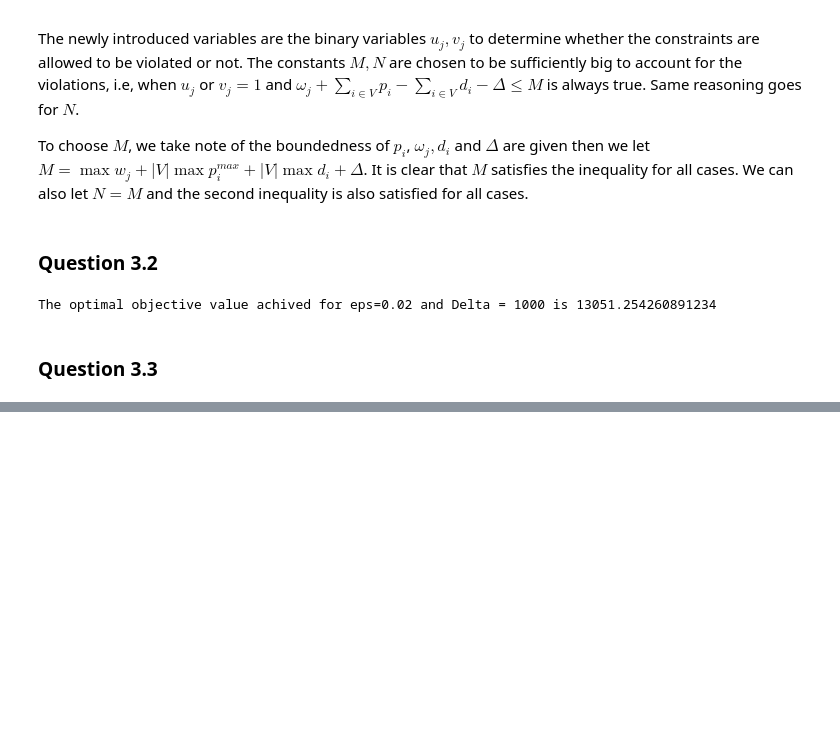
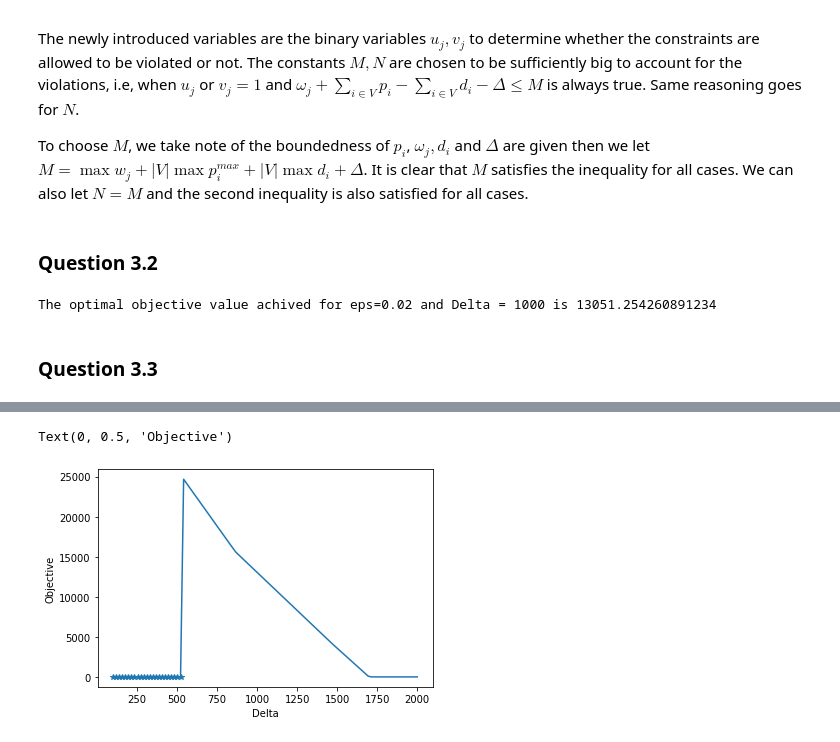
Before and after one commit to AnhVanGiang/MO, a Jupyter notebook: agg350_Second_assignment_Mathematical_optimization_2022_2023.ipynb, the cells around one changed output, grey strips where cells are left out. Drawn from its saved outputs; the diff is of its cells as text; code cells hidden in the pictures; blank space fills up the shorter version.

```diff
--- a/agg350_Second_assignment_Mathematical_optimization_2022_2023.ipynb
+++ b/agg350_Second_assignment_Mathematical_optimization_2022_2023.ipynb
@@ -533,0 +551,19 @@ The optimal objective value achived for eps=0.02 and Delta = 1000 is 13051.25426
+# %%
+import logging
+logging.getLogger("pyomo.core").setLevel(logging.CRITICAL)
+ds = np.linspace(100, 2000, 100)
+os = []
+for d in tqdm(ds):
+  try:
+    model = economic_dispatch(nodes, wind_production_samples, eps=0.002, Delta=d)
+    gurobi_solver.solve(model, tee=False)
+    os.append(model.objective())
+  except ValueError:
+    os.append(-1)
+
+plt.plot(ds, os, "-*" ,markevery = [i for i in range(len(os)) if os[i] < 0])
+plt.xlabel("Delta")
+plt.ylabel("Objective")
+# %% [output]
+Text(0, 0.5, 'Objective')
+[figure, added]
```
Also changed, not shown: parts of 5 cells of this notebook.
